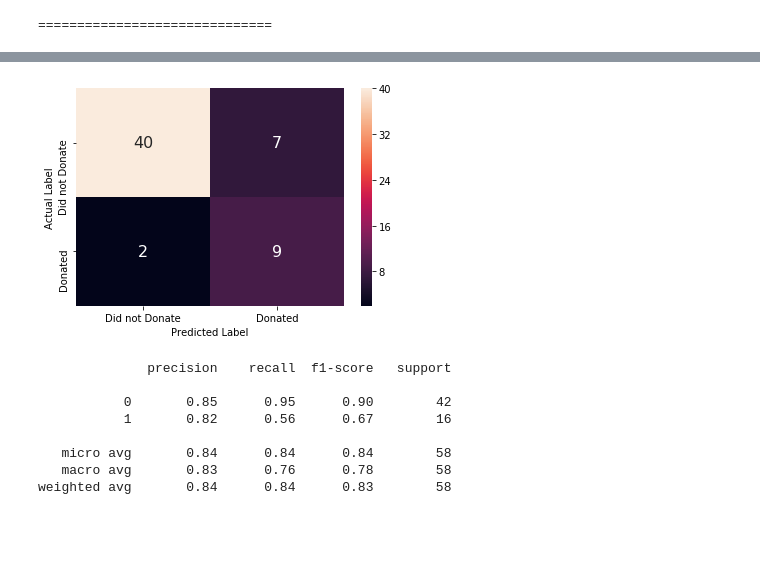
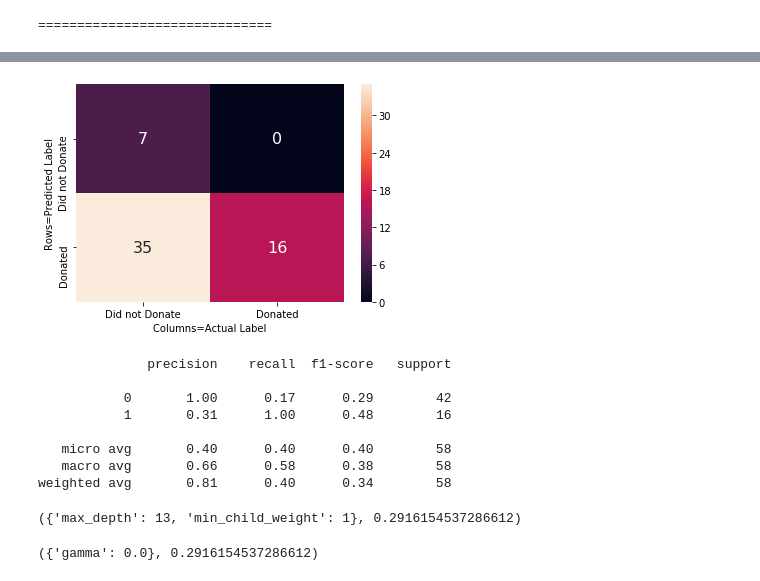
Before and after one commit to Ssamikarann/trash, a Jupyter notebook: Blood_Donation_Scaled.ipynb, the cells around one changed output, grey strips where cells are left out. Saved outputs shown, nothing was run; the diff lists cells and outputs as text; code cells hidden in the pictures; blank space fills up the shorter version.

```diff
--- a/Blood_Donation_Scaled.ipynb
+++ b/Blood_Donation_Scaled.ipynb
@@ -133,6 +133,9 @@ sns.barplot(data=log,x='F1-score',y='Classifier')
 # %%
 from sklearn.metrics import confusion_matrix
 from sklearn.metrics import classification_report
+from sklearn.metrics import accuracy_score
+from sklearn.metrics import roc_auc_score
+from sklearn.metrics import precision_score
 def conf_matrix(clf,X_train,y_train,X_test,y_test):
 
     clf.fit(X_train,y_train)
@@ -141,20 +144,36 @@ def conf_matrix(clf,X_train,y_train,X_test,y_test):
                 annot=True,annot_kws={"size": 16},
                xticklabels=['Did not Donate','Donated'],
                 yticklabels=['Did not Donate','Donated'])
-    plt.xlabel('Predicted Label')
-    plt.ylabel('Actual Label')
+    plt.ylabel('Rows=Predicted Label')
+    plt.xlabel('Columns=Actual Label')
     plt.show()
     print(classification_report(y_test,y_pred))
-# %%
-clf=AdaBoostClassifier()
-conf_matrix(clf,X_train,Y_train,X_test,Y_test)
-# %% [output]
-[figure, removed]
-              precision    recall  f1-score   support
-
-           0       0.85      0.95      0.90        42
-           1       0.82      0.56      0.67        16
-
-   micro avg       0.84      0.84      0.84        58
-   macro avg       0.83      0.76      0.78        58
-weighted avg       0.84      0.84      0.83        58
+# %%
+def weight_scale(Y_train):
+    a0=Y_train.value_counts().get(0)
+    a1=Y_train.value_counts().get(1)
+    return ((a1)/(a0)*100)
+# %%
+clf = (xgb.XGBClassifier
+                        (learning_rate =0.1,
+                         n_estimators=1000,
+                         max_depth=1,
+                         min_child_weight=6,
+                         gamma=0.5,
+                         subsample=0.7,
+                         colsample_bytree=0.1,
+                         objective= 'binary:logistic',
+                         nthread=4,
+                         scale_pos_weight=weight_scale(Y_train),
+                         seed=27))
+conf_matrix(clf,X_train,Y_train,X_test,Y_test)
+# %% [output]
+[figure, added]
+              precision    recall  f1-score   support
+
+           0       1.00      0.17      0.29        42
+           1       0.31      1.00      0.48        16
+
+   micro avg       0.40      0.40      0.40        58
+   macro avg       0.66      0.58      0.38        58
+weighted avg       0.81      0.40      0.34        58
@@ -160,0 +223,25 @@ weighted avg       0.84      0.84      0.83        58
+# %%
+param_test1 = {
+ 'max_depth':range(1,15,1),
+ 'min_child_weight':range(1,15,1)
+}
+gsearch1 = GridSearchCV(estimator = xgb.XGBClassifier( learning_rate =0.1, n_estimators=140, max_depth=5,
+ min_child_weight=1, gamma=0, subsample=0.8, colsample_bytree=0.8,
+ objective= 'binary:logistic', nthread=4, scale_pos_weight=weight_scale(Y_train), seed=27),
+ param_grid = param_test1, scoring='precision',n_jobs=4,iid=False, cv=5)
+gsearch1.fit(X_train,Y_train)
+gsearch1.best_params_, gsearch1.best_score_
+# %% [output]
+({'max_depth': 13, 'min_child_weight': 1}, 0.2916154537286612)
+# %%
+param_test2 = {
+   'gamma':[i/10.0 for i in range(0,5)]
+}
+gsearch2 = GridSearchCV(estimator = xgb.XGBClassifier( learning_rate =0.1, n_estimators=140, max_depth=13,
+ min_child_weight=1, gamma=0, subsample=0.8, colsample_bytree=0.8,
+ objective= 'binary:logistic', nthread=4, scale_pos_weight=weight_scale(Y_train), seed=27),
+ param_grid = param_test2, scoring='precision',n_jobs=4,iid=False, cv=5)
+gsearch2.fit(X_train,Y_train)
+gsearch2.best_params_, gsearch2.best_score_
+# %% [output]
+({'gamma': 0.0}, 0.2916154537286612)
```
Also changed, not shown: parts of 8 cells of this notebook.
